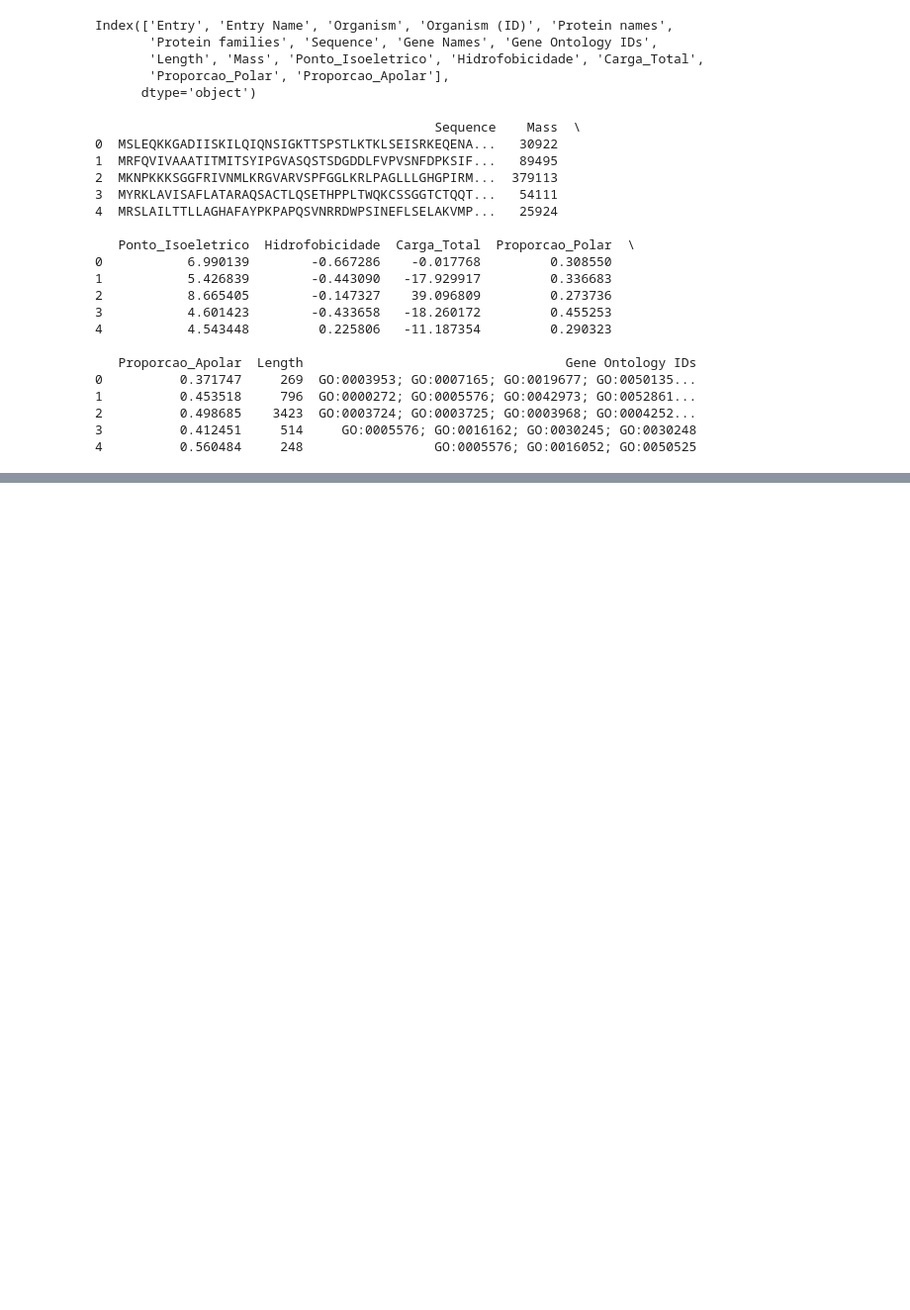
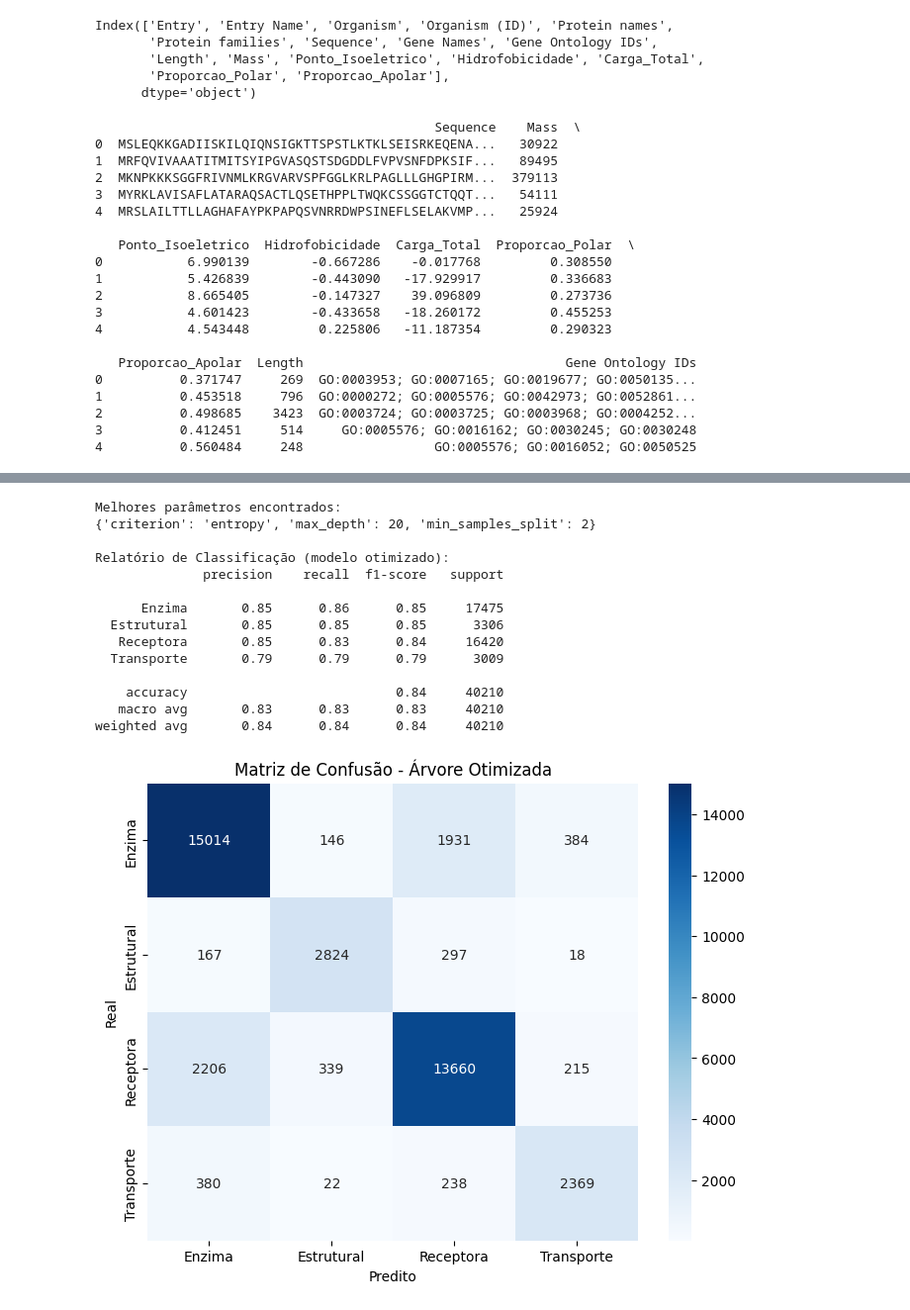
Before and after one commit to marcellovictor/classificacao-proteinas, a Jupyter notebook: uniprotkb.ipynb, the cells around one changed output, grey strips where cells are left out. Shown: that part at 99% size. Saved outputs shown, nothing was run; the diff lists cells and outputs as text; code cells hidden in the pictures; blank space fills up the shorter version.

Commit message:
decision tree

```diff
--- a/uniprotkb.ipynb
+++ b/uniprotkb.ipynb
@@ -225,0 +410,19 @@ df_selecionado
+# %%
+# Lista dos 20 aminoácidos padrão
+aminoacidos = list('ACDEFGHIKLMNPQRSTVWY')
+
+# Função para calcular % de cada aminoácido
+def calcular_frequencias(seq):
+    seq = str(seq).upper()
+    total = len(seq)
+    frequencias = {aa: seq.count(aa) / total if total > 0 else 0 for aa in aminoacidos}
+    return pd.Series(frequencias)
+
+# Aplicar ao DataFrame
+df_freqs = df_puro['Sequence'].apply(calcular_frequencias)
+
+# Concatenar com df_puro
+df_puro = pd.concat([df_puro.reset_index(drop=True), df_freqs.reset_index(drop=True)], axis=1)
+
+# Visualizar
+print(df_puro[aminoacidos].head())
@@ -225,0 +450,57 @@ df_selecionado
+# %%
+
+# Atributos numéricos + frequências de aminoácidos
+features = ['Mass', 'Ponto_Isoeletrico', 'Hidrofobicidade', 'Carga_Total',
+            'Proporcao_Polar', 'Proporcao_Apolar', 'Length'] + list('ACDEFGHIKLMNPQRSTVWY')
+
+X = df_puro[features]
+y = df_puro['Classes_GO']
+
+# Divisão treino/teste
+X_train, X_test, y_train, y_test = train_test_split(X, y, test_size=0.2, random_state=42, stratify=y)
+
+# Grid Search com validação cruzada
+param_grid = {
+    'max_depth': [5, 10, 15, 20, None],
+    'min_samples_split': [2, 5, 10],
+    'criterion': ['gini', 'entropy']
+}
+
+grid_search = GridSearchCV(DecisionTreeClassifier(random_state=42), param_grid, cv=5, scoring='f1_macro', n_jobs=-1)
+grid_search.fit(X_train, y_train)
+
+# Melhor modelo
+melhor_modelo = grid_search.best_estimator_
+y_pred = melhor_modelo.predict(X_test)
+
+# Resultados
+print("Melhores parâmetros encontrados:")
+print(grid_search.best_params_)
+
+print("\nRelatório de Classificação (modelo otimizado):")
+print(classification_report(y_test, y_pred))
+
+# Matriz de confusão
+matriz = confusion_matrix(y_test, y_pred)
+plt.figure(figsize=(8, 6))
+sns.heatmap(matriz, annot=True, fmt='d', cmap='Blues', xticklabels=melhor_modelo.classes_, yticklabels=melhor_modelo.classes_)
+plt.title("Matriz de Confusão - Árvore Otimizada")
+plt.xlabel("Predito")
+plt.ylabel("Real")
+plt.show()
+# %% [output]
+Melhores parâmetros encontrados:
+{'criterion': 'entropy', 'max_depth': 20, 'min_samples_split': 2}
+
+Relatório de Classificação (modelo otimizado):
+              precision    recall  f1-score   support
+
+      Enzima       0.85      0.86      0.85     17475
+  Estrutural       0.85      0.85      0.85      3306
+   Receptora       0.85      0.83      0.84     16420
+  Transporte       0.79      0.79      0.79      3009
+
+    accuracy                           0.84     40210
+   macro avg       0.83      0.83      0.83     40210
+weighted avg       0.84      0.84      0.84     40210
+[figure, added]
```
Also changed, not shown: parts of 9 cells of this notebook.
